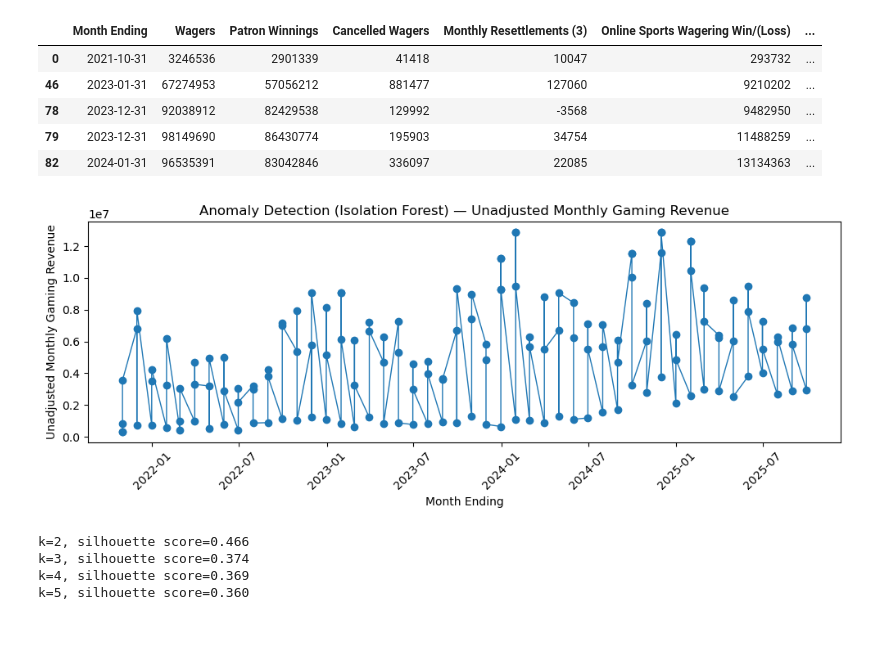
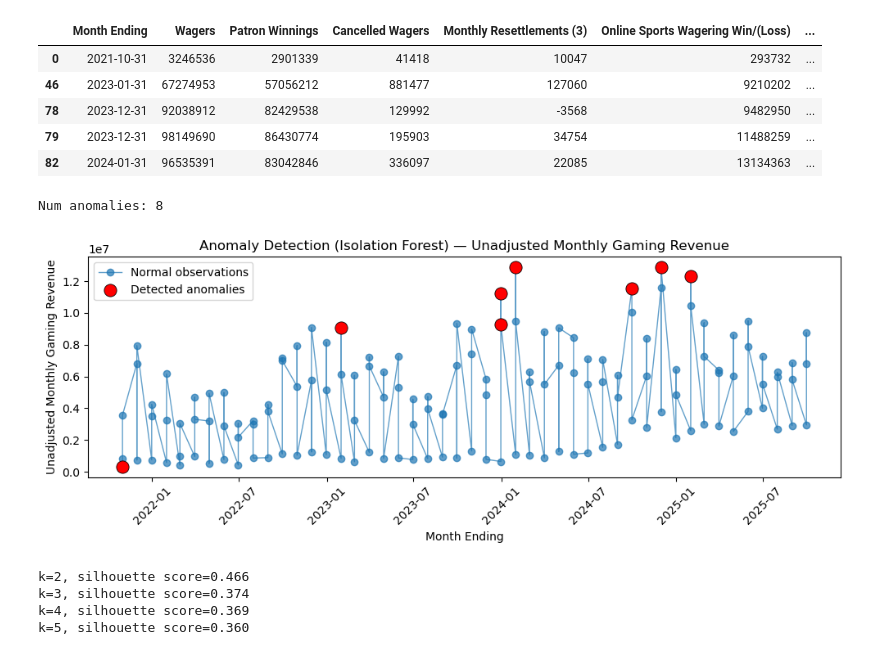
Before and after one commit to mor2800/ML-Project, a Jupyter notebook: data/ml projectt.ipynb, the cells around one changed output. Saved outputs shown, nothing was run; the diff lists cells and outputs as text; code cells hidden in the pictures.

```diff
--- a/data/ml projectt.ipynb
+++ b/data/ml projectt.ipynb
@@ -29,6 +46,13 @@ from sklearn.metrics import (
 url = "https://raw.githubusercontent.com/mor2800/Mor-Heymann/main/data/Selected_Online_Sport_Wagering_Data%20(1).csv"
 df = pd.read_csv(url)
 
-print(df.head())
+# Parse dates
+df["Month Ending"] = pd.to_datetime(df["Month Ending"].astype(str).str.strip(), errors="coerce")
+print("Invalid dates:", df["Month Ending"].isna().sum())
+
+# Drop invalid dates
+df = df.dropna(subset=["Month Ending"]).sort_values("Month Ending").reset_index(drop=True)
+
 print("Rows, Columns:", df.shape)
+display(df.head())
 # %% [output]
@@ -109,3 +118,0 @@ Invalid dates: 0
-# %%
-df["Month Ending"] = pd.to_datetime(df["Month Ending"], errors="coerce")
-print(df["Month Ending"].dtype)
@@ -909,5 +870,4 @@ importance_df.head(10)
 # %%
-# Numeric features only (no target, no dates)
 numeric_features = [
     'Wagers',
     'Patron Winnings',
@@ -930,7 +890,8 @@ iso_forest = IsolationForest(
     random_state=42
 )
 
-df['anomaly'] = iso_forest.fit_predict(X_unsupervised)
+X_unsupervised_scaled = StandardScaler().fit_transform(X_unsupervised)
+df["anomaly"] = iso_forest.fit_predict(X_unsupervised_scaled)
 
 # -1 = anomaly, 1 = normal
 df['anomaly'].value_counts()
@@ -949,26 +910,44 @@ df[df["anomaly"]==-1][["Month Ending"] + numeric_features].head()
 | 79 | 2023-12-31 | 98149690 | 86430774 | 195903 | 34754 | 11488259 | ... |
 | 82 | 2024-01-31 | 96535391 | 83042846 | 336097 | 22085 | 13134363 | ... |
 # %%
-
 col = "Unadjusted Monthly Gaming Revenue"
 
 df_plot = df.sort_values("Month Ending").copy()
-
 is_anom = df_plot["anomaly"] == -1
 
-plt.figure(figsize=(10,4))
-plt.plot(df_plot["Month Ending"], df_plot[col], marker="o", linewidth=1)
+print("Num anomalies:", is_anom.sum())
 
-plt.scatter(df_plot.loc[is_anom, "Month Ending"],
-            df_plot.loc[is_anom, col],
-            marker="o")
+plt.figure(figsize=(10, 4))
+
+plt.plot(
+    df_plot["Month Ending"],
+    df_plot[col],
+    marker="o",
+    linewidth=1,
+    label="Normal observations",
+    alpha=0.7,
+    zorder=1
+)
+
+plt.scatter(
+    df_plot.loc[is_anom, "Month Ending"],
+    df_plot.loc[is_anom, col],
+    s=120,
+    color="red",
+    edgecolor="black",
+    linewidth=0.6,
+    zorder=5,
+    label="Detected anomalies"
+)
 
 plt.title(f"Anomaly Detection (Isolation Forest) — {col}")
 plt.xlabel("Month Ending")
 plt.ylabel(col)
+plt.legend()
 plt.xticks(rotation=45)
 plt.tight_layout()
 plt.show()
 # %% [output]
+Num anomalies: 8
-[figure, old version]
+[figure, new version]
 # %%
```
Also changed, not shown: parts of 41 cells of this notebook.
